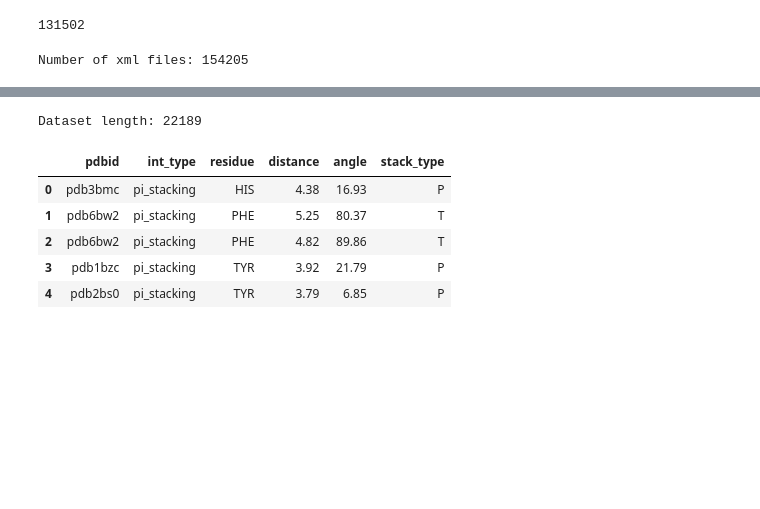
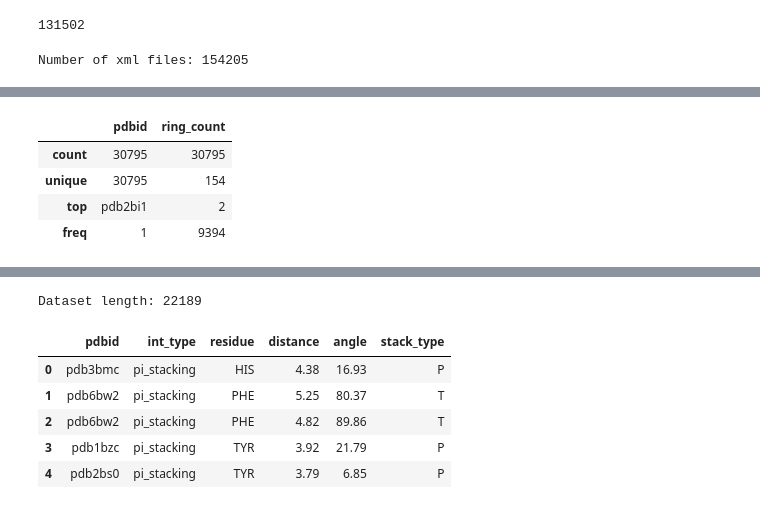
Before and after one commit to hassanmohsin/pdb_analysis, a Jupyter notebook: analysis.ipynb, the cells around one changed output, grey strips where cells are left out. Cells and saved outputs as stored; diff of their text form; code cells hidden in the pictures; blank space fills up the shorter version.

```diff
--- a/analysis.ipynb
+++ b/analysis.ipynb
@@ -60,3 +74,11 @@ aromatic_rings_df.to_csv("aromatic_rings.csv", index=False)
+# %%
+aromatic_rings_df.describe()
+# %% [output]
+|  | pdbid | ring_count |
+| count | 30795 | 30795 |
+| unique | 30795 | 154 |
+| top | pdb2bi1 | 2 |
+| freq | 1 | 9394 |
 # %%
 data = []
 # angles = defaultdict(list)
```
Also changed, not shown: parts of 2 cells of this notebook.
